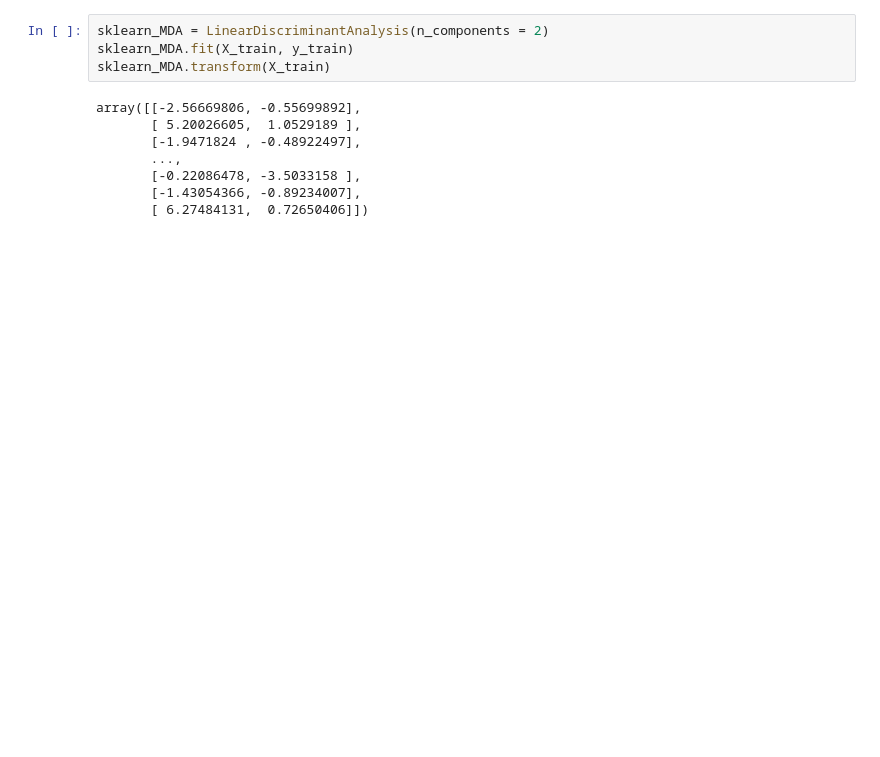
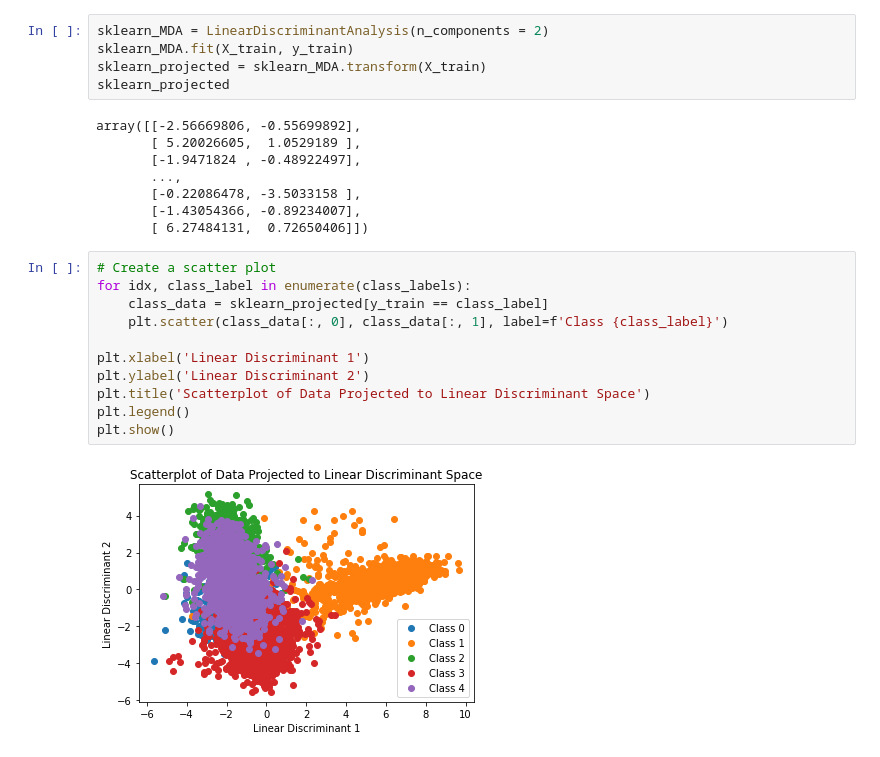
Before and after one commit to ChristianSneffeFleischer/MachineLearningExam, a Jupyter notebook: lda_tester.ipynb, the cells around one changed output. Cells and saved outputs as stored; diff of their text form; blank space fills up the shorter version.

```diff
--- a/lda_tester.ipynb
+++ b/lda_tester.ipynb
@@ -215,7 +232,8 @@ array([[-0.00624132, -0.12107445],
 # %%
 sklearn_MDA = LinearDiscriminantAnalysis(n_components = 2)
 sklearn_MDA.fit(X_train, y_train)
-sklearn_MDA.transform(X_train)
+sklearn_projected = sklearn_MDA.transform(X_train)
+sklearn_projected
 # %% [output]
 array([[-2.56669806, -0.55699892],
        [ 5.20026605,  1.0529189 ],
@@ -224,3 +242,16 @@ array([[-2.56669806, -0.55699892],
        [-0.22086478, -3.5033158 ],
        [-1.43054366, -0.89234007],
        [ 6.27484131,  0.72650406]])
+# %%
+# Create a scatter plot
+for idx, class_label in enumerate(class_labels):
+    class_data = sklearn_projected[y_train == class_label]
+    plt.scatter(class_data[:, 0], class_data[:, 1], label=f'Class {class_label}')
+
+plt.xlabel('Linear Discriminant 1')
+plt.ylabel('Linear Discriminant 2')
+plt.title('Scatterplot of Data Projected to Linear Discriminant Space')
+plt.legend()
+plt.show()
+# %% [output]
+[figure, added]
```
Also changed, not shown: parts of 11 cells of this notebook.
